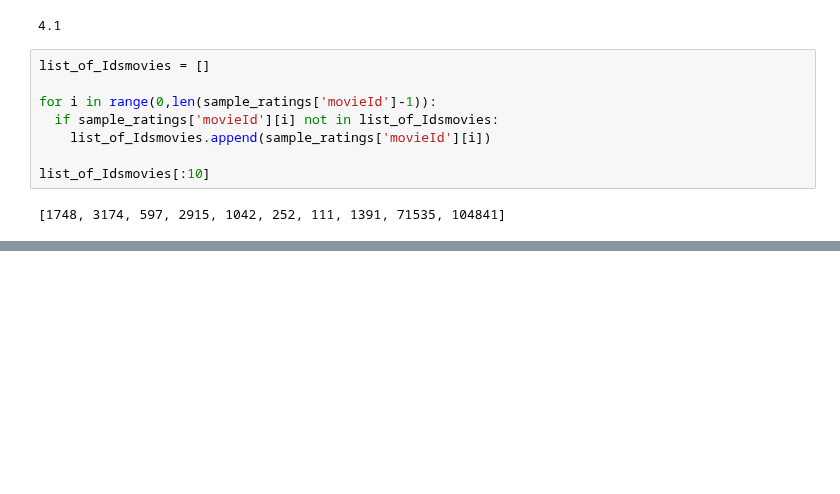
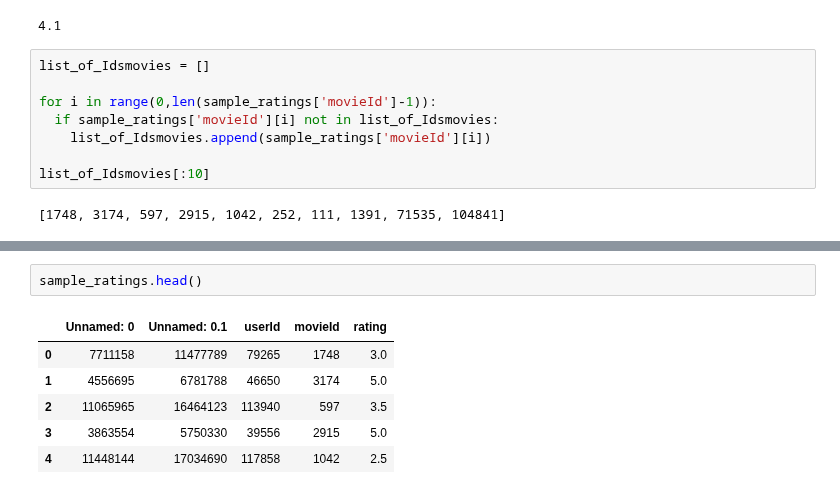
Before and after one commit to KatBotkowska/CodersCrew, a Jupyter notebook: Netflix_data.ipynb, the cells around one changed output, grey strips where cells are left out. Cells and saved outputs as stored; diff of their text form; blank space fills up the shorter version.

```diff
--- a/Netflix_data.ipynb
+++ b/Netflix_data.ipynb
@@ -2240,0 +2158,9 @@ How many recommenations do you want? 10
+# %%
+sample_ratings.head()
+# %% [output]
+|  | Unnamed: 0 | Unnamed: 0.1 | userId | movieId | rating |
+| 0 | 7711158 | 11477789 | 79265 | 1748 | 3.0 |
+| 1 | 4556695 | 6781788 | 46650 | 3174 | 5.0 |
+| 2 | 11065965 | 16464123 | 113940 | 597 | 3.5 |
+| 3 | 3863554 | 5750330 | 39556 | 2915 | 5.0 |
+| 4 | 11448144 | 17034690 | 117858 | 1042 | 2.5 |
```
Also changed, not shown: parts of 27 cells of this notebook.
